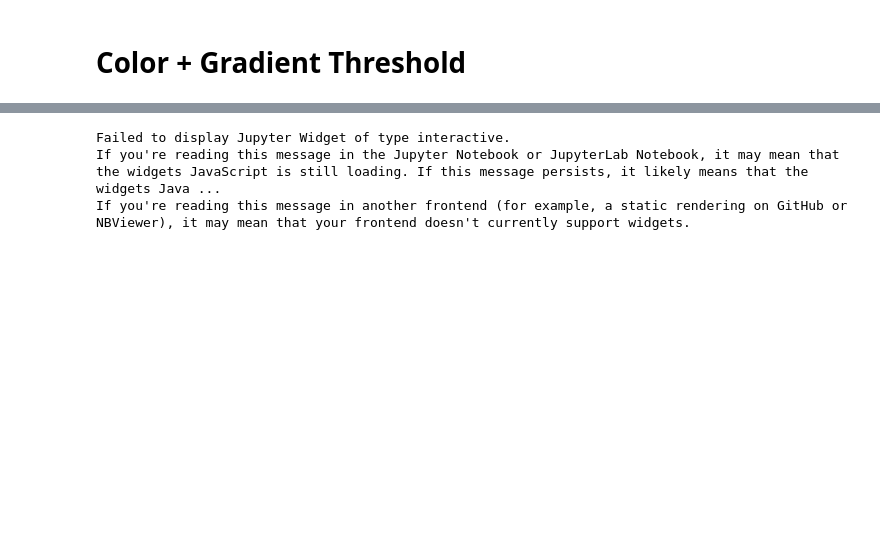
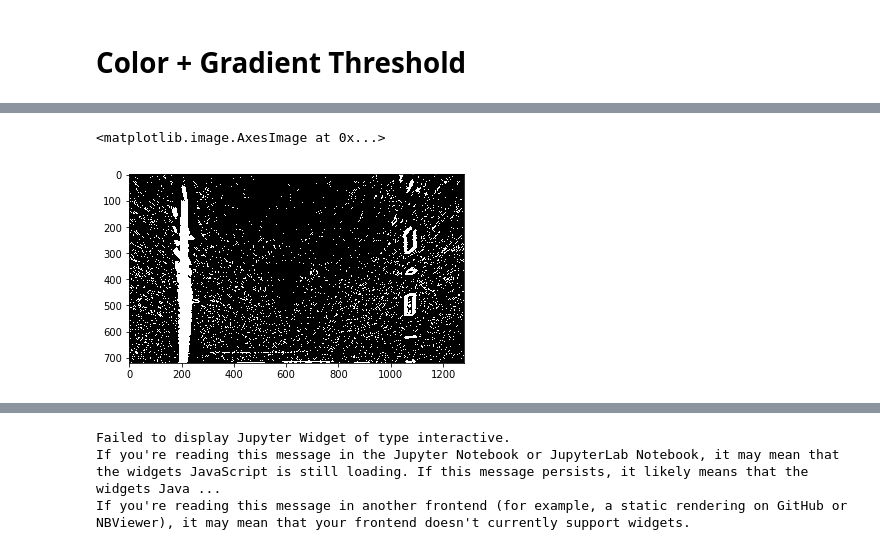
Before and after one commit to samiriff/Advanced-Lane-Line-Detection, a Jupyter notebook: P2.ipynb, the cells around one changed output, grey strips where cells are left out. Saved outputs shown, nothing was run; the diff lists cells and outputs as text; code cells hidden in the pictures; blank space fills up the shorter version.

```diff
--- a/P2.ipynb
+++ b/P2.ipynb
@@ -475,11 +488,9 @@ def channel_threshold(channel, thresh=(15, 200)):
     binary[(channel > thresh[0]) & (channel <= thresh[1])] = 1
     return binary
 # %%
-def color_thresholding(image_name, h_thresh_min=15, h_thresh_max=100,
+def color_thresholding(img, h_thresh_min=15, h_thresh_max=100,
                       l_thresh_min=15, l_thresh_max=200,
                       s_thresh_min=90, s_thresh_max=255):
-    print(h_thresh_min, h_thresh_max, l_thresh_min, l_thresh_max, s_thresh_min, s_thresh_max)
-    img = cv2.imread(image_name)
     # Convert to HLS color space and separate the V channel
     hls = cv2.cvtColor(img, cv2.COLOR_BGR2HLS)
 
@@ -489,6 +500,4 @@ def color_thresholding(image_name, h_thresh_min=15, h_thresh_max=100,
 
     combined_color_thresholds = np.zeros_like(h_channel)
     combined_color_thresholds[((h_channel == 1) & (s_channel == 1))] = 1
-    pickle.dump(combined_color_thresholds, open("./intermediate_objects/combined_color_thresholds.p", "wb"))
-
-    plot_threshold_color(img, h_channel, l_channel, s_channel, combined_color_thresholds)
+    return h_channel, l_channel, s_channel, combined_color_thresholds
@@ -541,0 +564,21 @@ combined_color_gradient_thresholding(image_name)
+# %%
+def warp_and_threshold():
+    image_name = './test_images/straight_lines1.jpg'
+    img = cv2.imread(image_name)
+    original_image, warped_image = corners_unwarp_lane(img, mtx, dist, overlay_line_markings=False)
+    # plot_warped_images(original_image, warped_image)
+
+    gradx, grady, mag_binary, dir_binary, combined_gradient_thresholds = gradient_thresholding(warped_image)
+    # plot_threshold_gradient(img, gradx, grady, mag_binary, dir_binary, combined_gradient_thresholds)
+
+    h_channel, l_channel, s_channel, combined_color_thresholds = color_thresholding(warped_image)
+    # plot_threshold_color(img, h_channel, l_channel, s_channel, combined_color_thresholds)
+
+    combined = combined_color_gradient_thresholding(warped_image, combined_gradient_thresholds, combined_color_thresholds)
+    return combined
+# %%
+warp_and_threshold_result = warp_and_threshold()
+plt.imshow(warp_and_threshold_result, cmap='gray')
+# %% [output]
+<matplotlib.image.AxesImage at 0x...>
+[figure, added]
```
Also changed, not shown: parts of 25 cells of this notebook, 2 other files.
